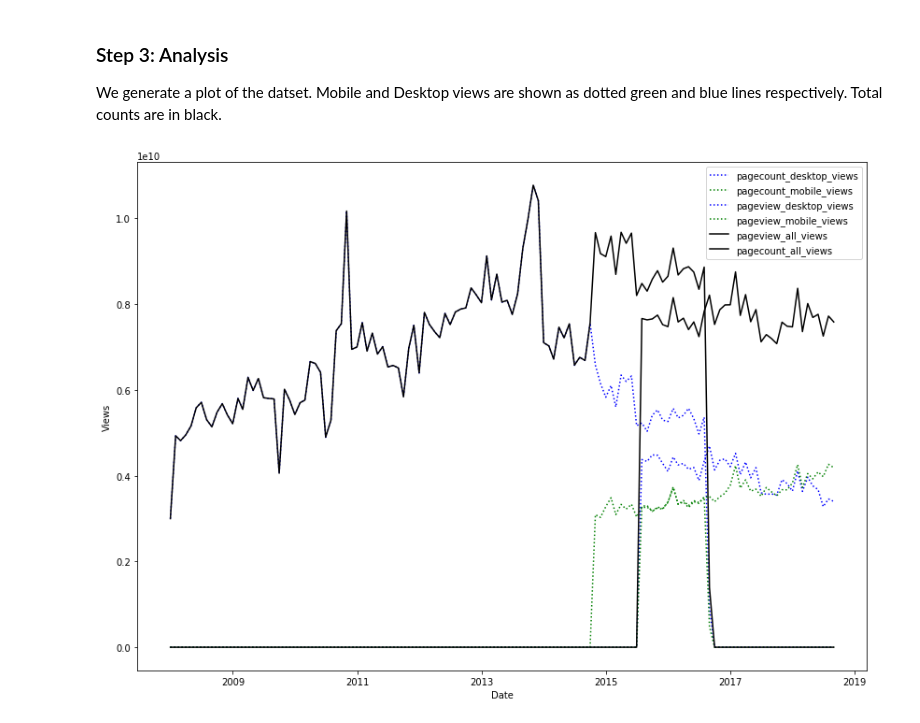
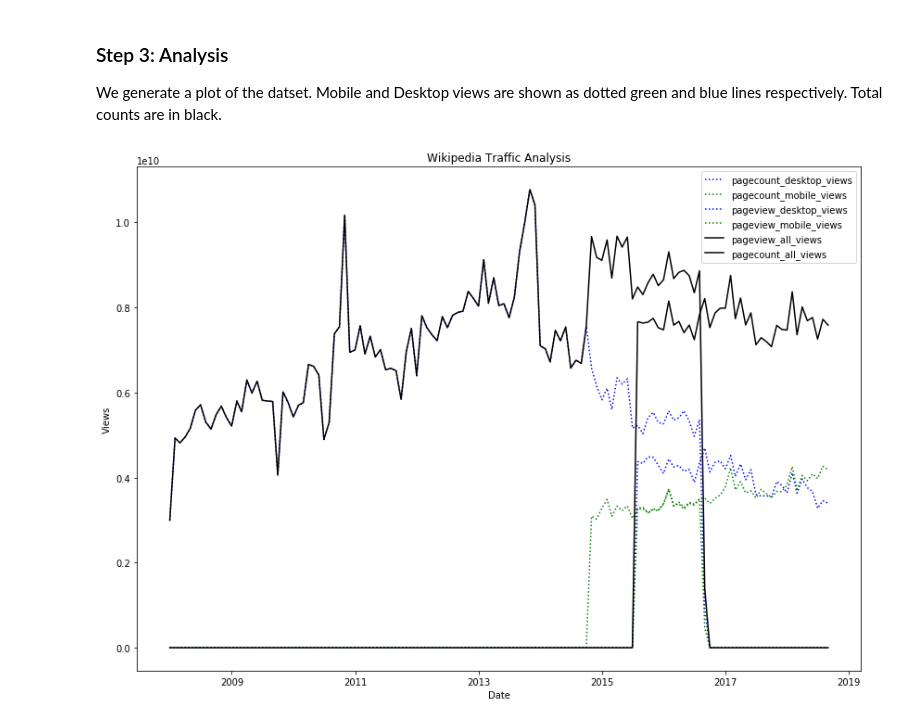
Before and after one commit to viv-r/Data512-HCDS-A1, a Jupyter notebook: A1.ipynb, the cells around one changed output. Saved outputs shown, nothing was run; the diff lists cells and outputs as text; code cells hidden in the pictures.

```diff
--- a/A1.ipynb
+++ b/A1.ipynb
@@ -87,19 +87,20 @@ We generate a plot of the datset. Mobile and Desktop views are shown as dotted g
 # %%
 import matplotlib.pyplot as plt
 %matplotlib inline
 
 x = pd.date_range('2007-12', '2018-09', freq='M')
 fig = plt.figure(figsize=(14, 10))
 plt.plot(x, cleaned['pagecount_desktop_views'], 'b:')
 plt.plot(x, cleaned['pagecount_mobile_views'], 'g:')
 plt.plot(x, cleaned['pageview_desktop_views'], 'b:')
 plt.plot(x, cleaned['pageview_mobile_views'], 'g:')
 plt.plot(x, cleaned['pageview_all_views'] , 'k')
 plt.plot(x, cleaned['pagecount_all_views'], 'k')
 plt.xlabel('Date')
 plt.ylabel('Views')
+plt.title('Wikipedia Traffic Analysis')
 plt.legend()
 plt.show()
 fig.savefig('./views_graph.jpg')
 # %% [output]
-[figure, old version]
+[figure, new version]
```
Also changed, not shown: 2 other files.
